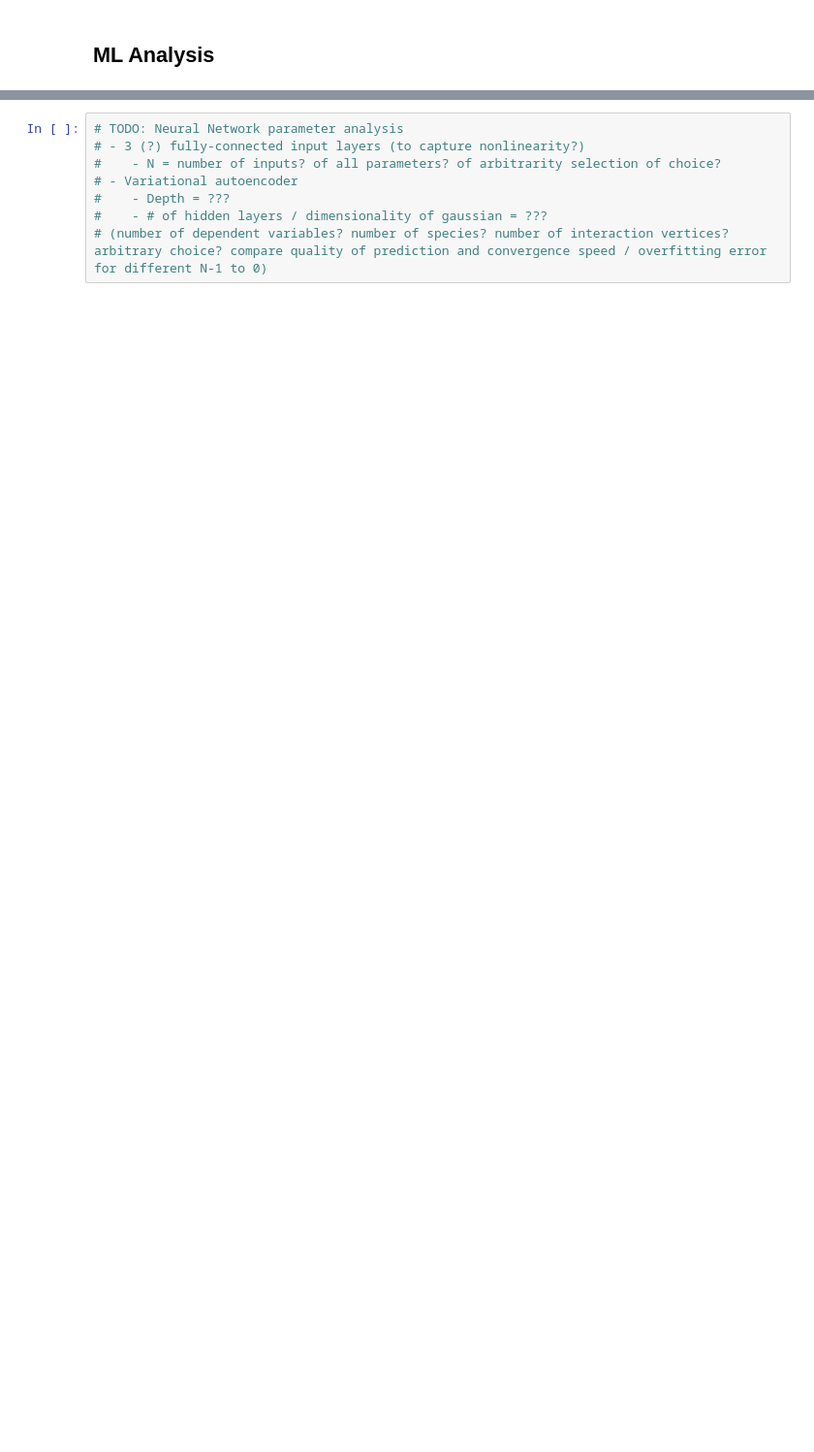
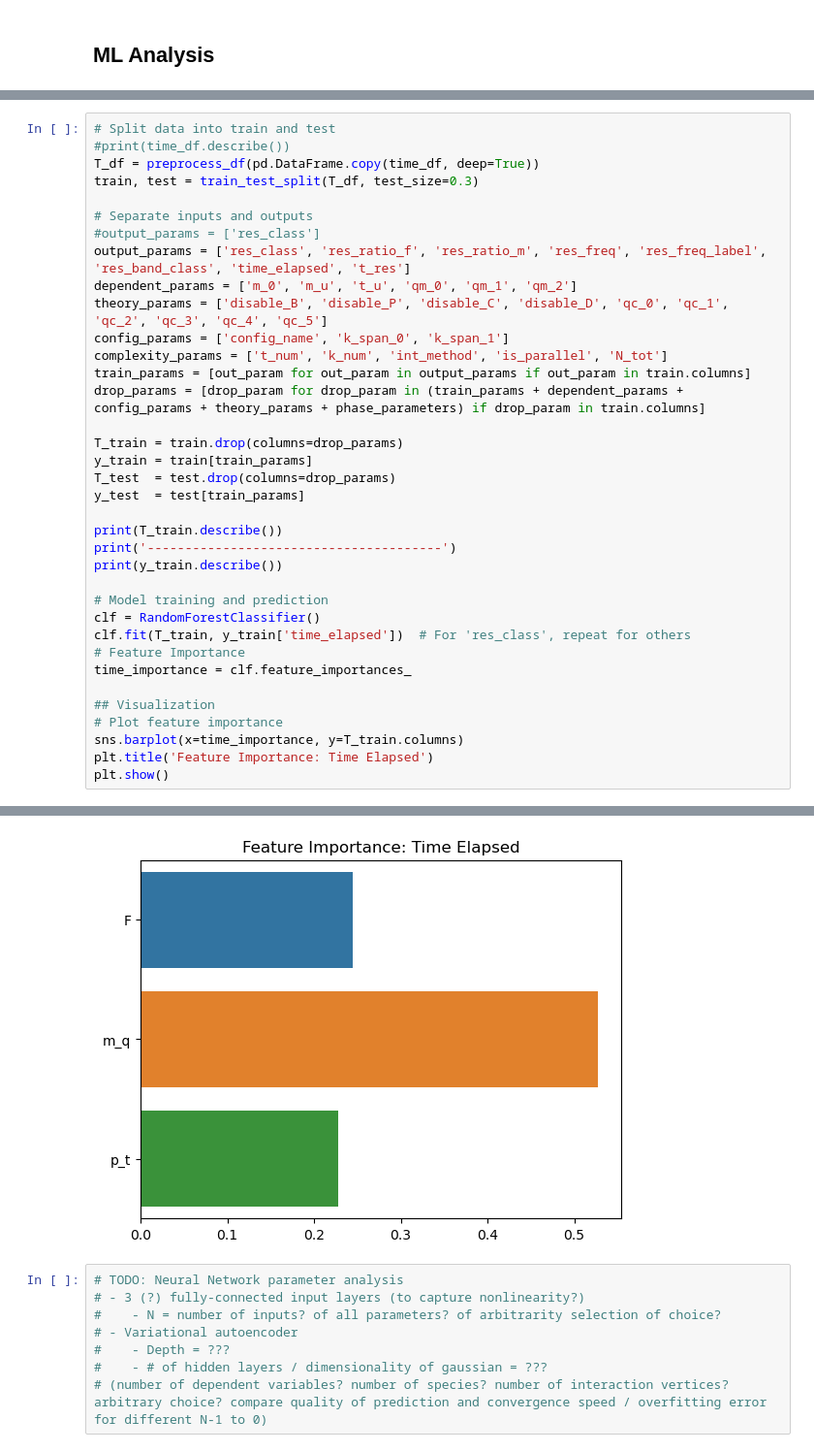
Before and after one commit to LoaneShark/pyAxiverse, a Jupyter notebook: param-analysis.ipynb, the cells around one changed output, grey strips where cells are left out. Shown at 97% size. Saved outputs shown, nothing was run; the diff lists cells and outputs as text; blank space fills up the shorter version.

```diff
--- a/param-analysis.ipynb
+++ b/param-analysis.ipynb
@@ -1203,0 +1253,37 @@ max    100.000000
+# %%
+# Split data into train and test
+#print(time_df.describe())
+T_df = preprocess_df(pd.DataFrame.copy(time_df, deep=True))
+train, test = train_test_split(T_df, test_size=0.3)
+
+# Separate inputs and outputs
+#output_params = ['res_class']
+output_params = ['res_class', 'res_ratio_f', 'res_ratio_m', 'res_freq', 'res_freq_label', 'res_band_class', 'time_elapsed', 't_res']
+dependent_params = ['m_0', 'm_u', 't_u', 'qm_0', 'qm_1', 'qm_2']
+theory_params = ['disable_B', 'disable_P', 'disable_C', 'disable_D', 'qc_0', 'qc_1', 'qc_2', 'qc_3', 'qc_4', 'qc_5']
+config_params = ['config_name', 'k_span_0', 'k_span_1']
+complexity_params = ['t_num', 'k_num', 'int_method', 'is_parallel', 'N_tot']
+train_params = [out_param for out_param in output_params if out_param in train.columns]
+drop_params = [drop_param for drop_param in (train_params + dependent_params + config_params + theory_params + phase_parameters) if drop_param in train.columns]
+
+T_train = train.drop(columns=drop_params)
+y_train = train[train_params]
+T_test  = test.drop(columns=drop_params)
+y_test  = test[train_params]
+
+print(T_train.describe())
+print('---------------------------------------')
+print(y_train.describe())
+
+# Model training and prediction
+clf = RandomForestClassifier()
+clf.fit(T_train, y_train['time_elapsed'])  # For 'res_class', repeat for others
+# Feature Importance
+time_importance = clf.feature_importances_
+
+## Visualization
+# Plot feature importance
+sns.barplot(x=time_importance, y=T_train.columns)
+plt.title('Feature Importance: Time Elapsed')
+plt.show()
+# %% [output]
@@ -1204,3 +1305,4 @@ max    100.000000
+[figure, added]
 # %%
 # TODO: Neural Network parameter analysis
 # - 3 (?) fully-connected input layers (to capture nonlinearity?)
```
Also changed, not shown: parts of 8 cells of this notebook.
